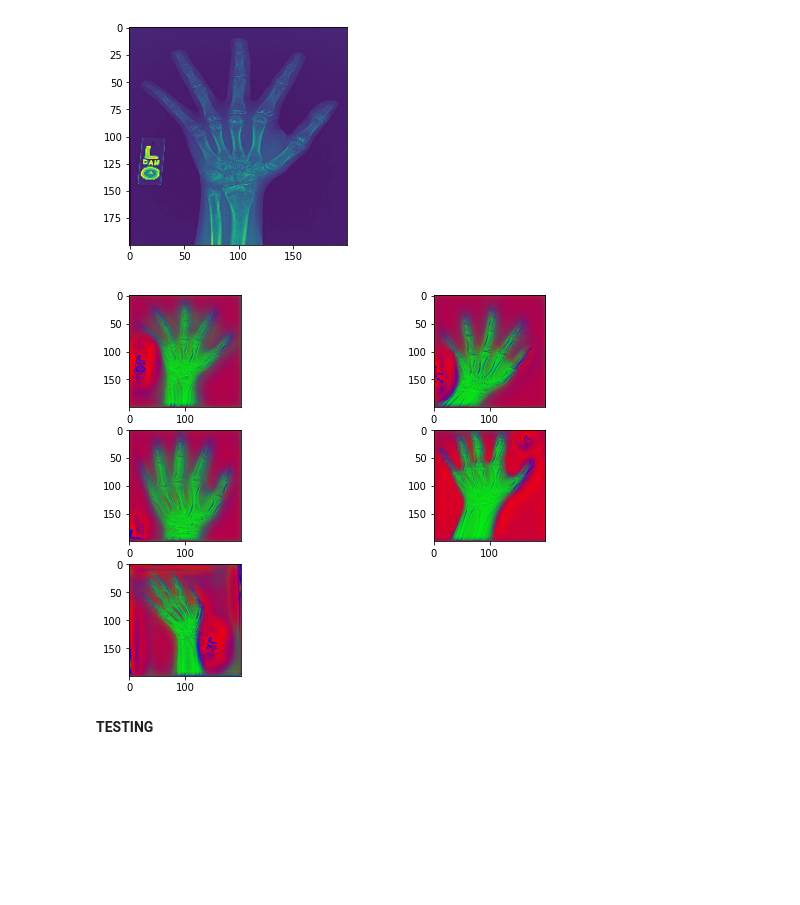
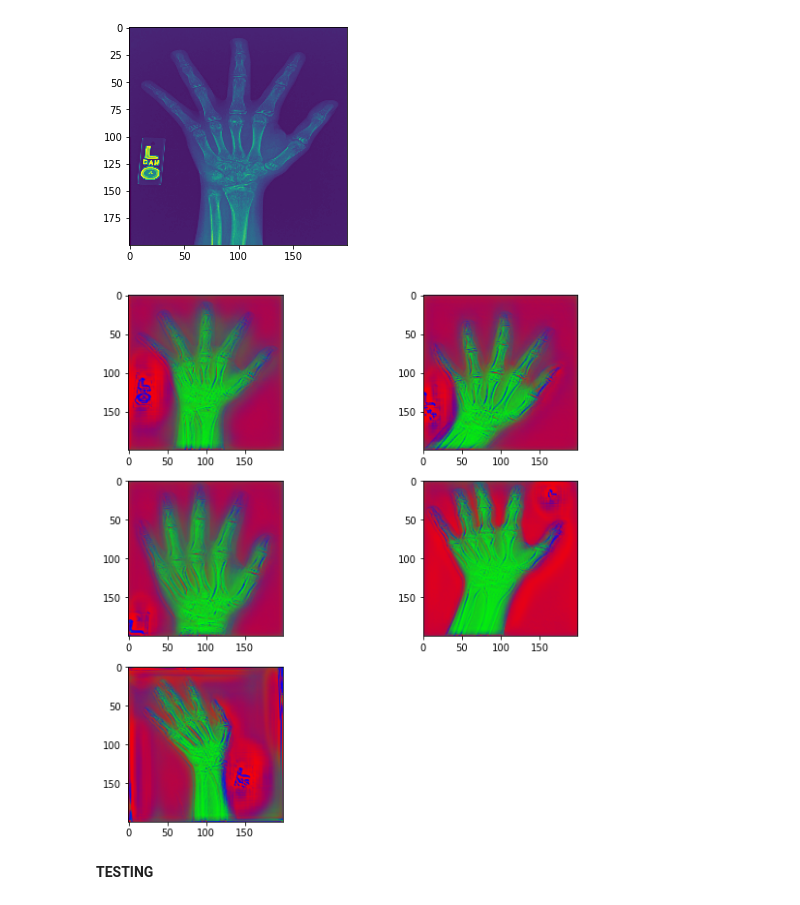
Before and after one commit to gabriellaaileen/ADL, a Jupyter notebook: UTS ADL/UTS_ADL_XNet.ipynb, the cells around one changed output. Drawn from its saved outputs; the diff is of its cells as text; code cells hidden in the pictures; blank space fills up the shorter version.

```diff
--- a/UTS ADL/UTS_ADL_XNet.ipynb
+++ b/UTS ADL/UTS_ADL_XNet.ipynb
@@ -461,12 +461,12 @@ predictions = new_model.predict(input_arr)
 # %%
 predictions = predictions.reshape((batch_size2,200,200,3))
 
-fig = plt.figure(figsize=(10, 7))
+fig = plt.figure(figsize=(10, 10))
 for i in range(batch_size2):
    fig.add_subplot(3, 2, i+1)
    plt.imshow(predictions[i])
 # %% [output]
-[figure, old version]
+[figure, new version]
 # %% [markdown]
 **TESTING**
 # %%
```
Also changed, not shown: parts of 1 cell of this notebook.
